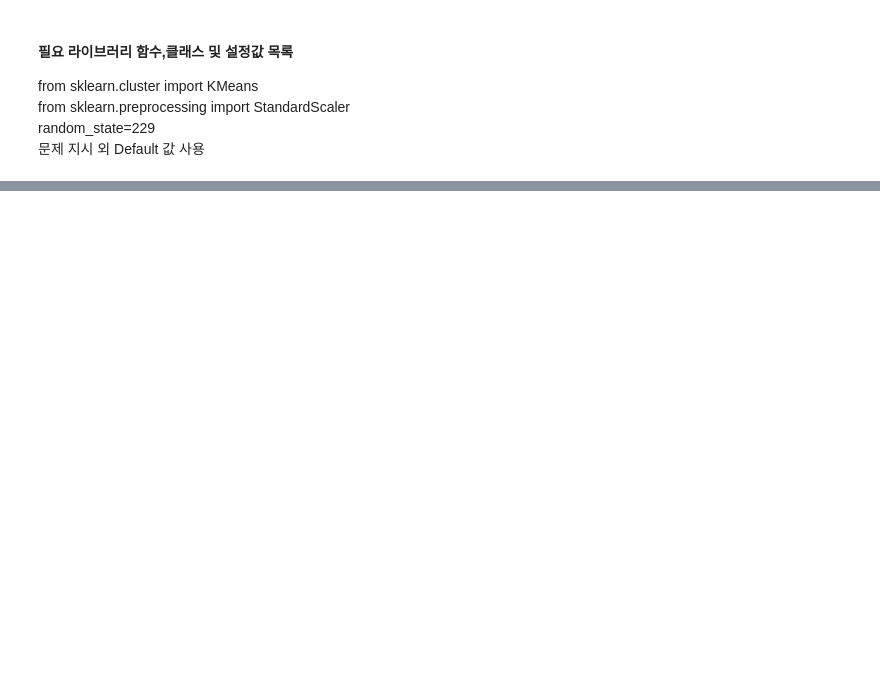
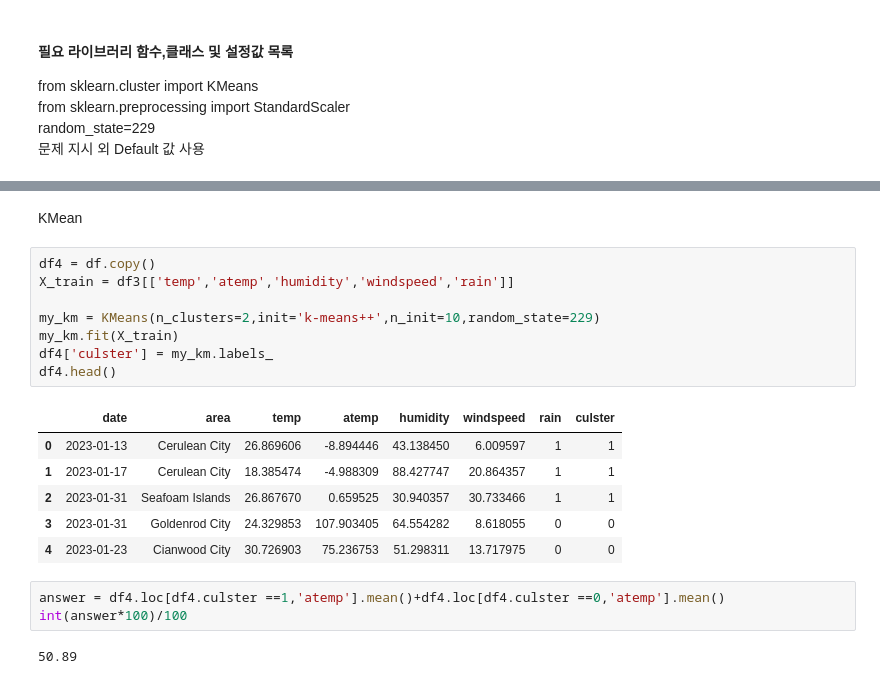
Before and after one commit to smjune/ipynb, a Jupyter notebook: tjd229/5.ipynb, the cells around one changed output, grey strips where cells are left out. Drawn from its saved outputs; the diff is of its cells as text; blank space fills up the shorter version.

```diff
--- a/tjd229/5.ipynb
+++ b/tjd229/5.ipynb
@@ -262,0 +297,22 @@ random_state=229
+# %% [markdown]
+KMean
+# %%
+df4 = df.copy()
+X_train = df3[['temp','atemp','humidity','windspeed','rain']]
+
+my_km = KMeans(n_clusters=2,init='k-means++',n_init=10,random_state=229)
+my_km.fit(X_train)
+df4['culster'] = my_km.labels_
+df4.head()
+# %% [output]
+|  | date | area | temp | atemp | humidity | windspeed | rain | culster |
+| 0 | 2023-01-13 | Cerulean City | 26.869606 | -8.894446 | 43.138450 | 6.009597 | 1 | 1 |
+| 1 | 2023-01-17 | Cerulean City | 18.385474 | -4.988309 | 88.427747 | 20.864357 | 1 | 1 |
+| 2 | 2023-01-31 | Seafoam Islands | 26.867670 | 0.659525 | 30.940357 | 30.733466 | 1 | 1 |
+| 3 | 2023-01-31 | Goldenrod City | 24.329853 | 107.903405 | 64.554282 | 8.618055 | 0 | 0 |
+| 4 | 2023-01-23 | Cianwood City | 30.726903 | 75.236753 | 51.298311 | 13.717975 | 0 | 0 |
+# %%
+answer = df4.loc[df4.culster ==1,'atemp'].mean()+df4.loc[df4.culster ==0,'atemp'].mean()
+int(answer*100)/100
+# %% [output]
+50.89
```
Also changed, not shown: parts of 3 cells of this notebook, 3 other files.
